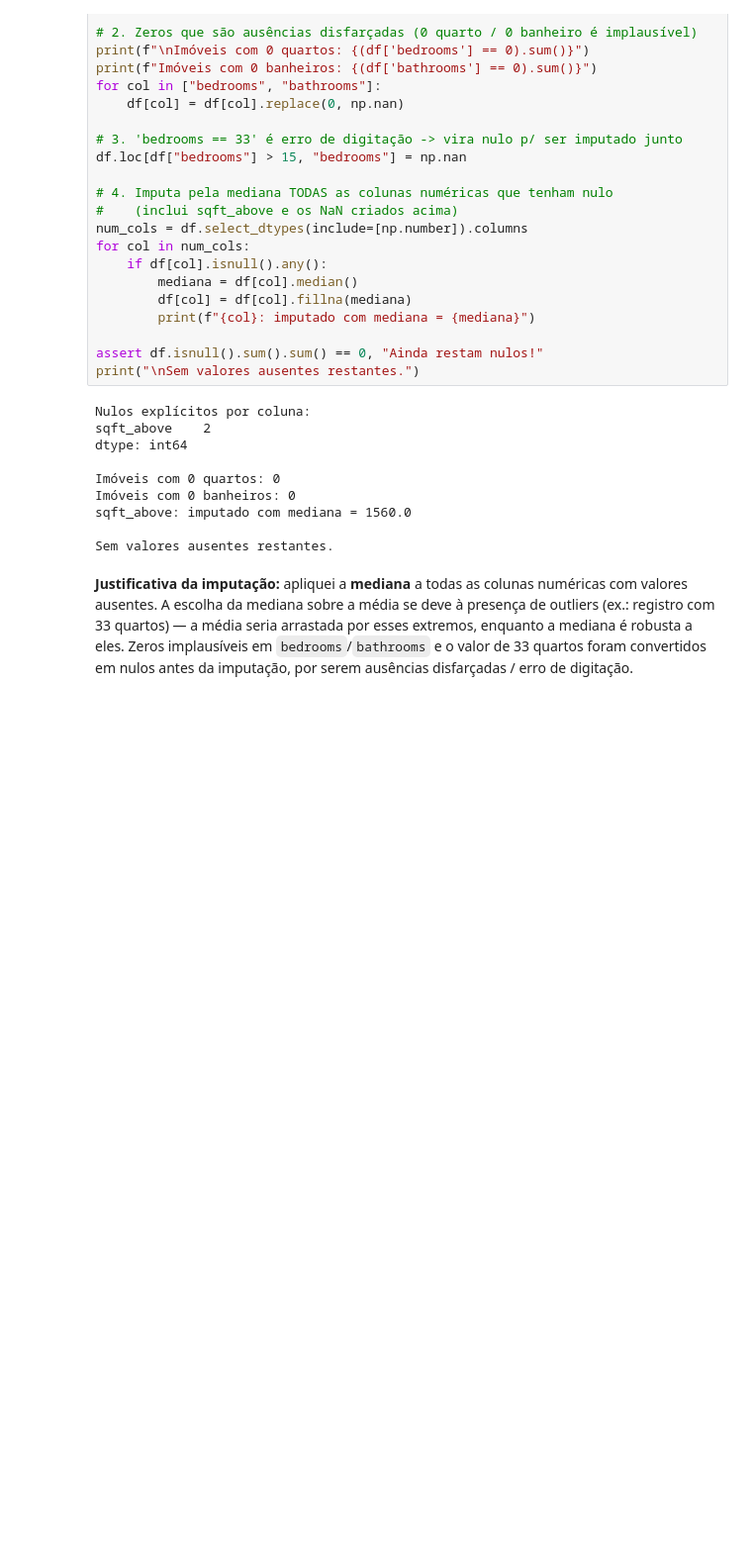
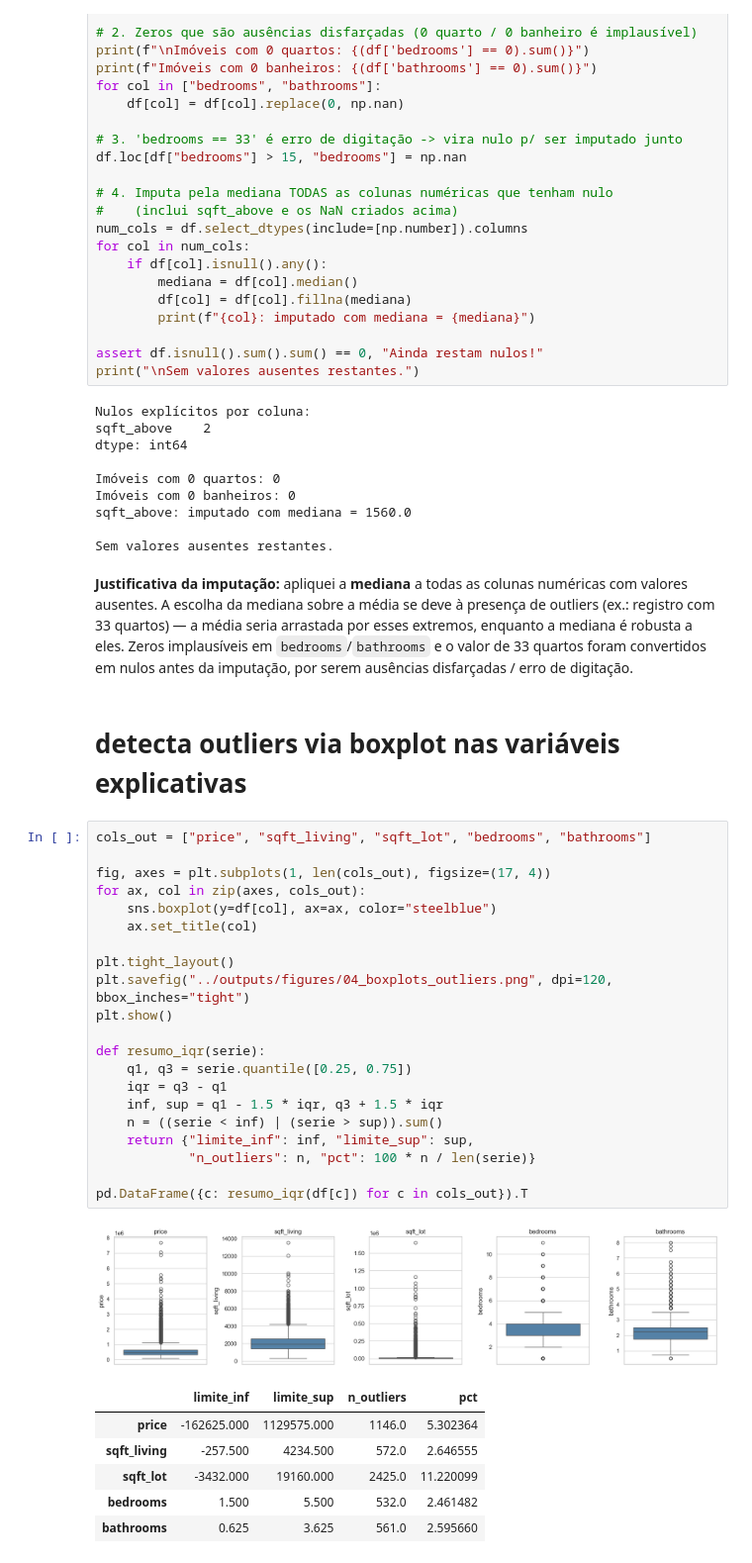
Before and after one commit to jhonatanalves/projetofinal_modulo1_sctec, a Jupyter notebook: notebooks/kc_house_predictor.ipynb, the cells around one changed output. Shown at 99% size. Cells and saved outputs as stored; diff of their text form; blank space fills up the shorter version.

```diff
--- a/notebooks/kc_house_predictor.ipynb
+++ b/notebooks/kc_house_predictor.ipynb
@@ -279,3 +279,34 @@ outliers (ex.: registro com 33 quartos) — a média seria arrastada por esses e
 enquanto a mediana é robusta a eles. Zeros implausíveis em `bedrooms`/`bathrooms` e o
 valor de 33 quartos foram convertidos em nulos antes da imputação, por serem ausências
 disfarçadas / erro de digitação.
+# %% [markdown]
+# detecta outliers via boxplot nas variáveis explicativas
+# %%
+cols_out = ["price", "sqft_living", "sqft_lot", "bedrooms", "bathrooms"]
+
+fig, axes = plt.subplots(1, len(cols_out), figsize=(17, 4))
+for ax, col in zip(axes, cols_out):
+    sns.boxplot(y=df[col], ax=ax, color="steelblue")
+    ax.set_title(col)
+
+plt.tight_layout()
+plt.savefig("../outputs/figures/04_boxplots_outliers.png", dpi=120, bbox_inches="tight")
+plt.show()
+
+def resumo_iqr(serie):
+    q1, q3 = serie.quantile([0.25, 0.75])
+    iqr = q3 - q1
+    inf, sup = q1 - 1.5 * iqr, q3 + 1.5 * iqr
+    n = ((serie < inf) | (serie > sup)).sum()
+    return {"limite_inf": inf, "limite_sup": sup,
+            "n_outliers": n, "pct": 100 * n / len(serie)}
+
+pd.DataFrame({c: resumo_iqr(df[c]) for c in cols_out}).T
+# %% [output]
+[figure, added]
+|  | limite_inf | limite_sup | n_outliers | pct |
+| price | -162625.000 | 1129575.000 | 1146.0 | 5.302364 |
+| sqft_living | -257.500 | 4234.500 | 572.0 | 2.646555 |
+| sqft_lot | -3432.000 | 19160.000 | 2425.0 | 11.220099 |
+| bedrooms | 1.500 | 5.500 | 532.0 | 2.461482 |
+| bathrooms | 0.625 | 3.625 | 561.0 | 2.595660 |
```
Also changed, not shown: parts of 3 cells of this notebook.
